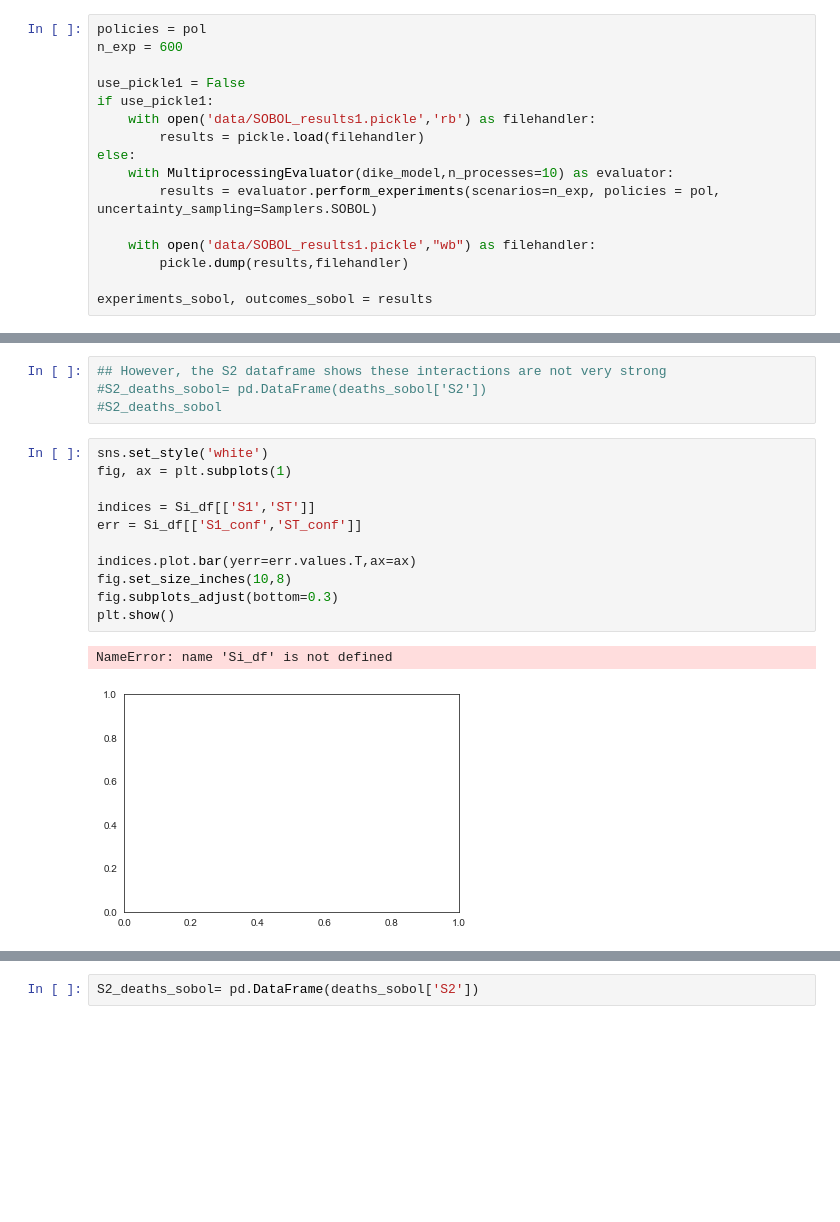
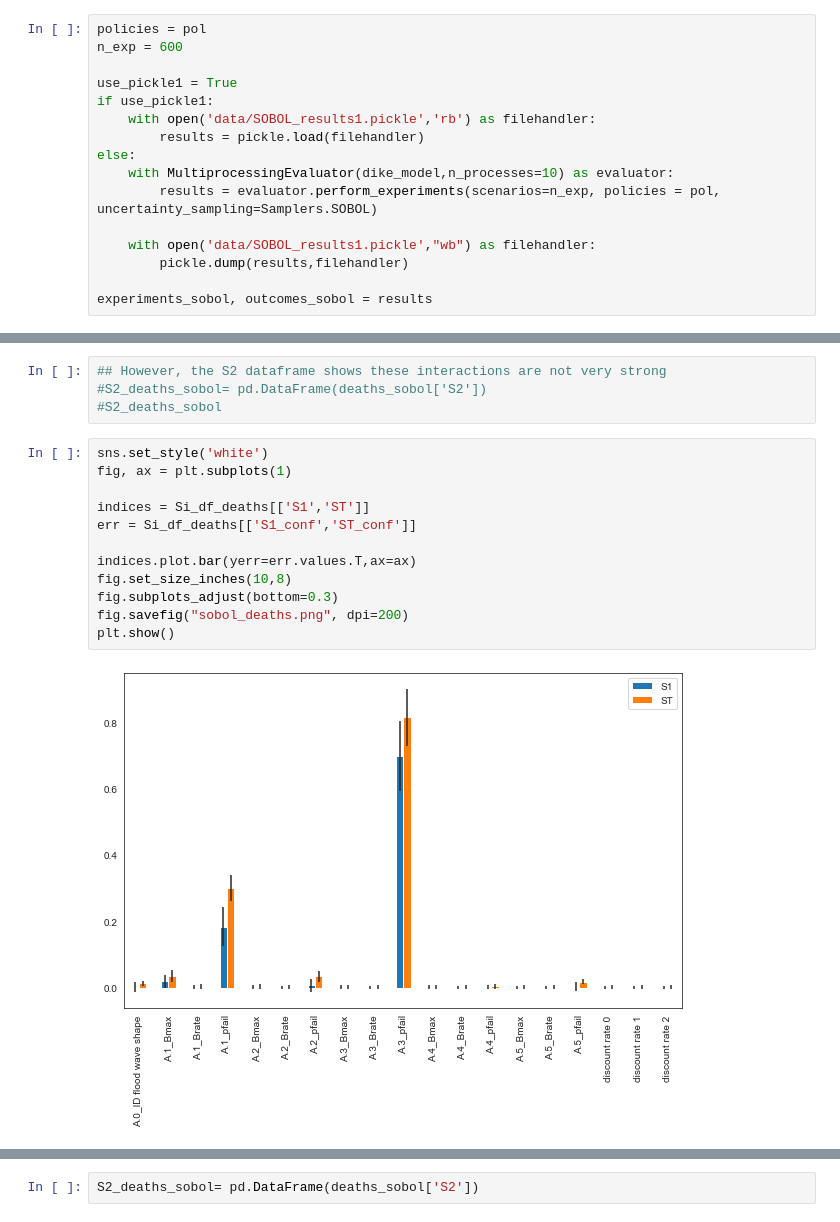
Before and after one commit to EwoutH/modelbased-g13, a Jupyter notebook: Sobol G13.ipynb, the cells around one changed output, grey strips where cells are left out. Cells and saved outputs as stored; diff of their text form; blank space fills up the shorter version.

Commit message:
Sobol pictures generated

```diff
--- a/Sobol G13.ipynb
+++ b/Sobol G13.ipynb
@@ -92,7 +92,7 @@ Policy({'0_RfR 0': 0, '0_RfR 1': 0, '0_RfR 2': 0, '1_RfR 0': 0, '1_RfR 1': 0, '1
 policies = pol
 n_exp = 600
 
-use_pickle1 = False
+use_pickle1 = True
 if use_pickle1:
     with open('data/SOBOL_results1.pickle','rb') as filehandler:
         results = pickle.load(filehandler)
@@ -177,17 +159,17 @@ Si_df_deaths
 # %%
 sns.set_style('white')
 fig, ax = plt.subplots(1)
 
-indices = Si_df[['S1','ST']]
-err = Si_df[['S1_conf','ST_conf']]
+indices = Si_df_deaths[['S1','ST']]
+err = Si_df_deaths[['S1_conf','ST_conf']]
 
 indices.plot.bar(yerr=err.values.T,ax=ax)
 fig.set_size_inches(10,8)
 fig.subplots_adjust(bottom=0.3)
+fig.savefig("sobol_deaths.png", dpi=200)
 plt.show()
 # %% [output]
-NameError: name 'Si_df' is not defined
-[figure, old version]
+[figure, new version]
 # %%
 Si_filter = {k:damages_sobol[k] for k in ['ST','ST_conf','S1','S1_conf']}
 Si_df_damages = pd.DataFrame(Si_filter, index=problem['names'])
```
Also changed, not shown: parts of 5 cells of this notebook, 3 other files.
